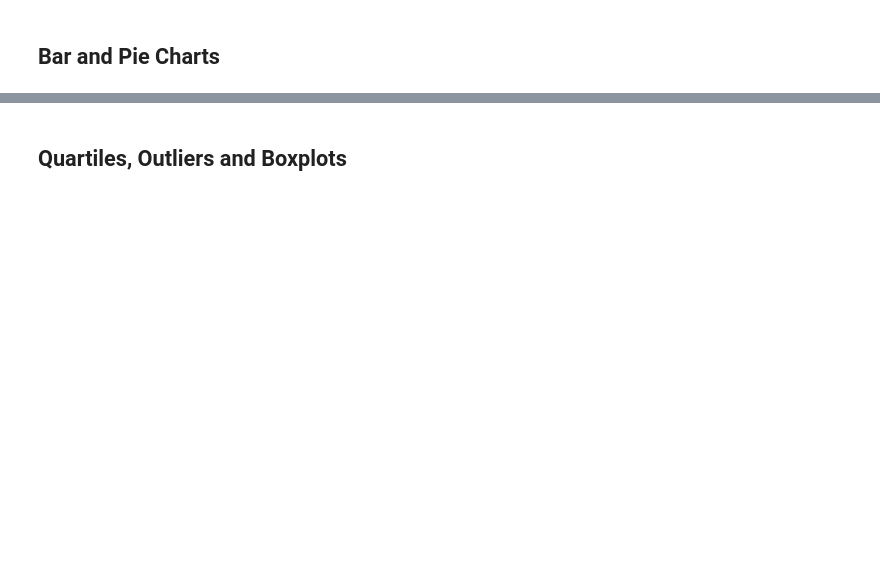
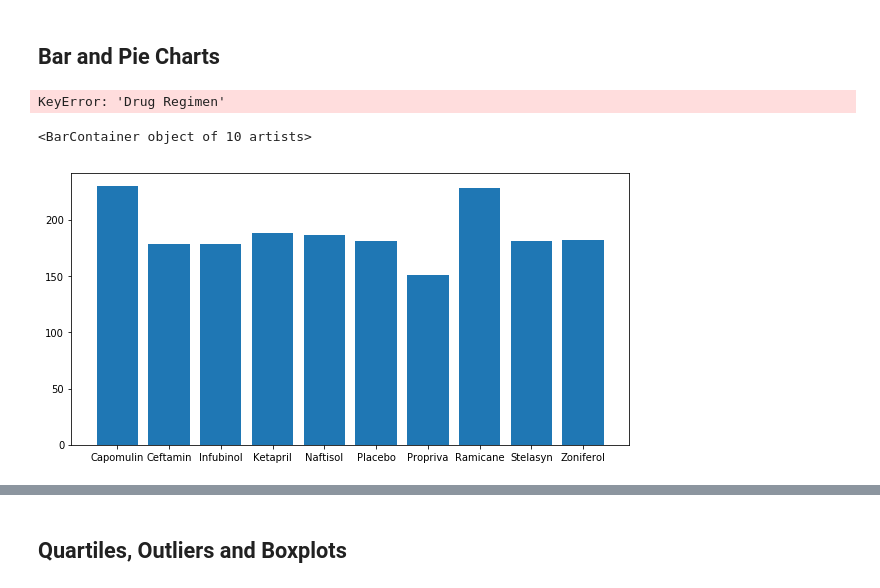
Before and after one commit to joelwwiggins/Matplotlib, a Jupyter notebook: Pymaceuticals/pymaceuticals_starter.ipynb, the cells around one changed output, grey strips where cells are left out. Drawn from its saved outputs; the diff is of its cells as text; code cells hidden in the pictures; blank space fills up the shorter version.

```diff
--- a/Pymaceuticals/pymaceuticals_starter.ipynb
+++ b/Pymaceuticals/pymaceuticals_starter.ipynb
@@ -66,2 +122,8 @@ TypeError: The axis argument to unique is not supported for dtype object
 # %%
 # Create a clean DataFrame by dropping the duplicate mouse by its ID.
+data1=data
+data2=data1.drop_duplicates(['Mouse ID','Timepoint'],keep=False)
+#data1['Check'] = data1['Timepoint']
+#data1['Check'].apply(str)
+#data1['Check2'] = data1['Mouse ID'] + ' ' + data1['Check']
+data2
@@ -82,4 +313,22 @@ TypeError: The axis argument to unique is not supported for dtype object
 # %% [markdown]
 ## Bar and Pie Charts
+# %%
+# Generate a bar plot showing the total number of timepoints for all mice tested for each drug regimen using Pandas.
+piedata=data2.groupby('Drug Regimen').count()
+piedata['regimen']=piedata.index
+piedata
+x1=piedata['Drug Regimen']
+y1=piedata['Timepoint']
+pp=piedata.plot.bar(x='regimen',y='Timepoint')
+pp
+# %% [output]
+KeyError: 'Drug Regimen'
 # %%
-# Generate a bar plot showing the total number of timepoints for all mice tested for each drug regimen using Pandas.
+# Generate a bar plot showing the total number of timepoints for all mice tested for each drug regimen using pyplot.
+x1=piedata['regimen']
+y1=piedata['Timepoint']
+fig = plt.figure(figsize = (10, 5))
+plt.bar(x1,y1)
+# %% [output]
+<BarContainer object of 10 artists>
+[figure, added]
```
Also changed, not shown: parts of 24 cells of this notebook.
